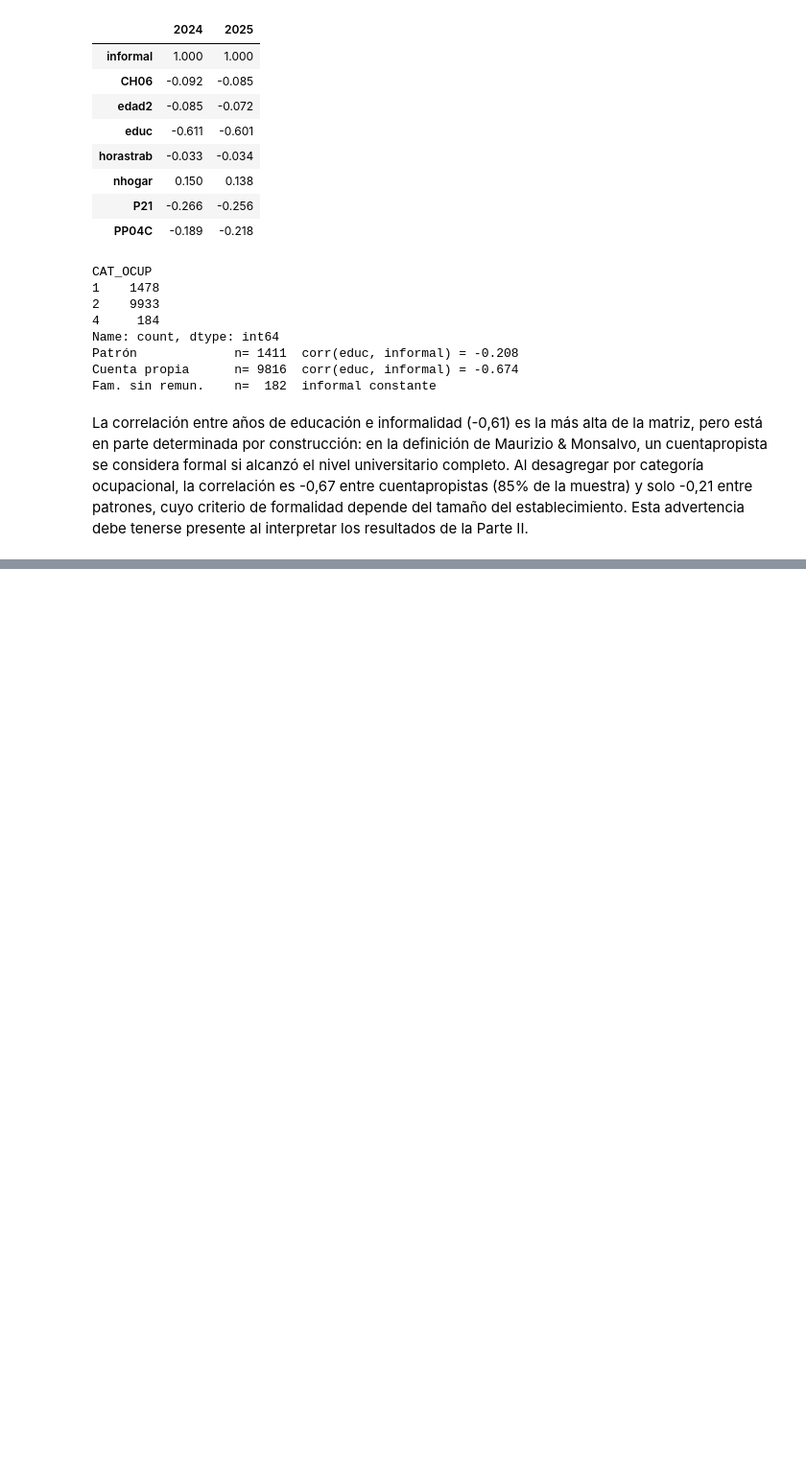
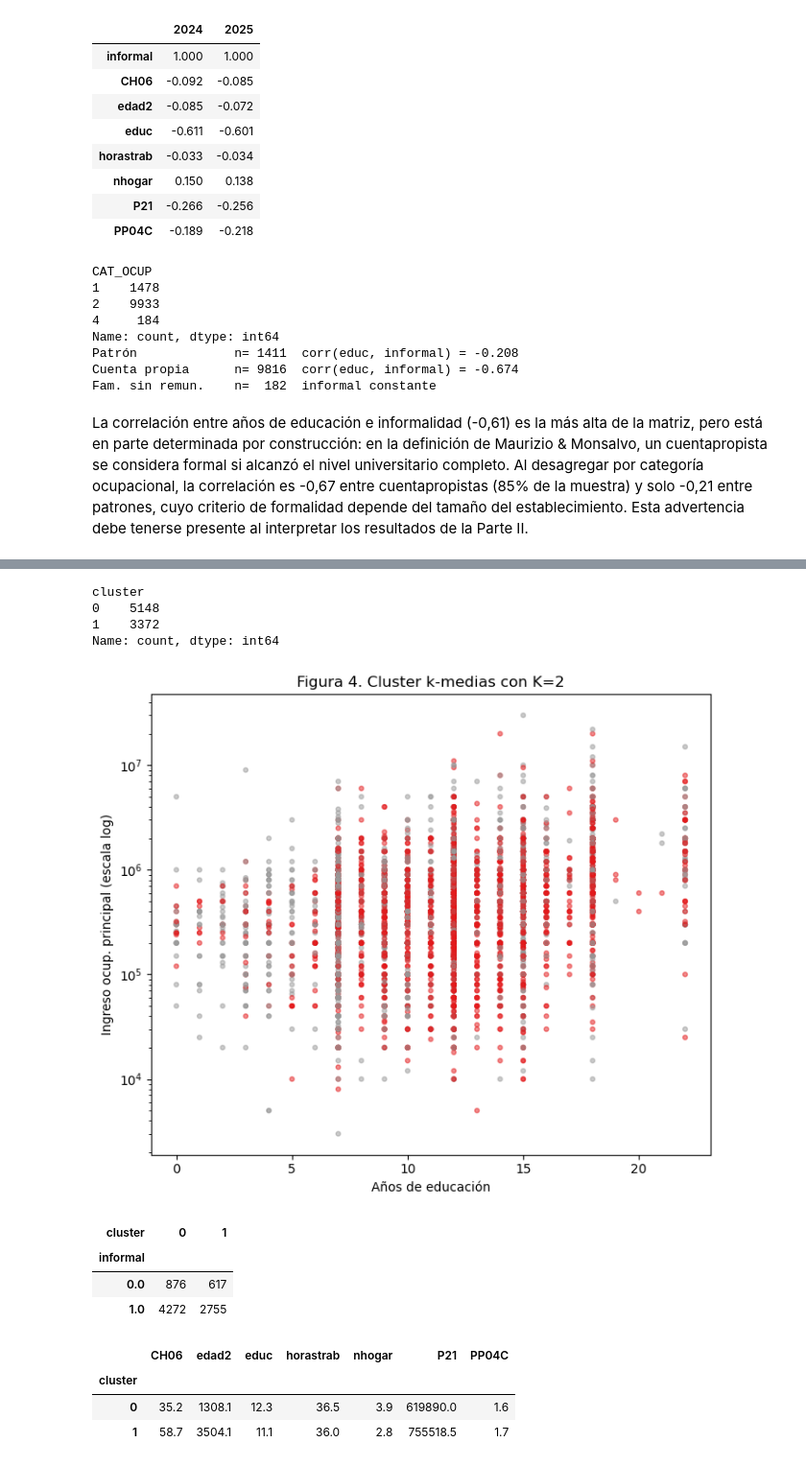
Before and after one commit to maylemes/TPs_Programacion_Grupo8, a Jupyter notebook: TP2/TP2_Programacion_Grupo8.ipynb, the cells around one changed output, grey strips where cells are left out. Shown at 96% size. Drawn from its saved outputs; the diff is of its cells as text; code cells hidden in the pictures; blank space fills up the shorter version.

Commit message:
TP2:Parte II - PCA y clustering

```diff
--- a/TP2/TP2_Programacion_Grupo8.ipynb
+++ b/TP2/TP2_Programacion_Grupo8.ipynb
@@ -423,0 +606,43 @@ Name: count, dtype: int64
+# %%
+from sklearn.cluster import KMeans
+
+# Sobre las mismas variables estandarizadas que usamos en PCA
+kmeans2 = KMeans(n_clusters=2, random_state=10, init="random", n_init=20).fit(X_transformed)
+
+# n_clusters: número de clusters
+# random_state: semilla (para poder reproducir los resultados)
+# n_init: cuántas veces se ejecuta el algoritmo con distintas semillas de centroides;
+#         el resultado final es el de menor inertia
+
+datos['cluster'] = kmeans2.labels_
+print(datos['cluster'].value_counts())
+# %% [output]
+cluster
+0    5148
+1    3372
+Name: count, dtype: int64
+# %%
+fig, ax = plt.subplots(figsize=(7, 6))
+ax.scatter(datos['educ'], datos['P21'], c=datos['cluster'], cmap='Set1', alpha=0.5, s=12)
+ax.set_yscale('log')
+ax.set_xlabel("Años de educación")
+ax.set_ylabel("Ingreso ocup. principal (escala log)")
+ax.set_title("Figura 4. Cluster k-medias con K=2")
+plt.tight_layout(); plt.show()
+
+pd.crosstab(datos['informal'], datos['cluster'],
+            rownames=['informal'], colnames=['cluster'])
+# %% [output]
+[figure, added]
+| cluster | 0 | 1 |
+| informal |  |  |
+| 0.0 | 876 | 617 |
+| 1.0 | 4272 | 2755 |
+# %%
+# Perfil promedio de cada cluster
+datos.groupby('cluster')[vars_pca].mean().round(1)
+# %% [output]
+|  | CH06 | edad2 | educ | horastrab | nhogar | P21 | PP04C |
+| cluster |  |  |  |  |  |  |  |
+| 0 | 35.2 | 1308.1 | 12.3 | 36.5 | 3.9 | 619890.0 | 1.6 |
+| 1 | 58.7 | 3504.1 | 11.1 | 36.0 | 2.8 | 755518.5 | 1.7 |
```
Also changed, not shown: parts of 35 cells of this notebook.
